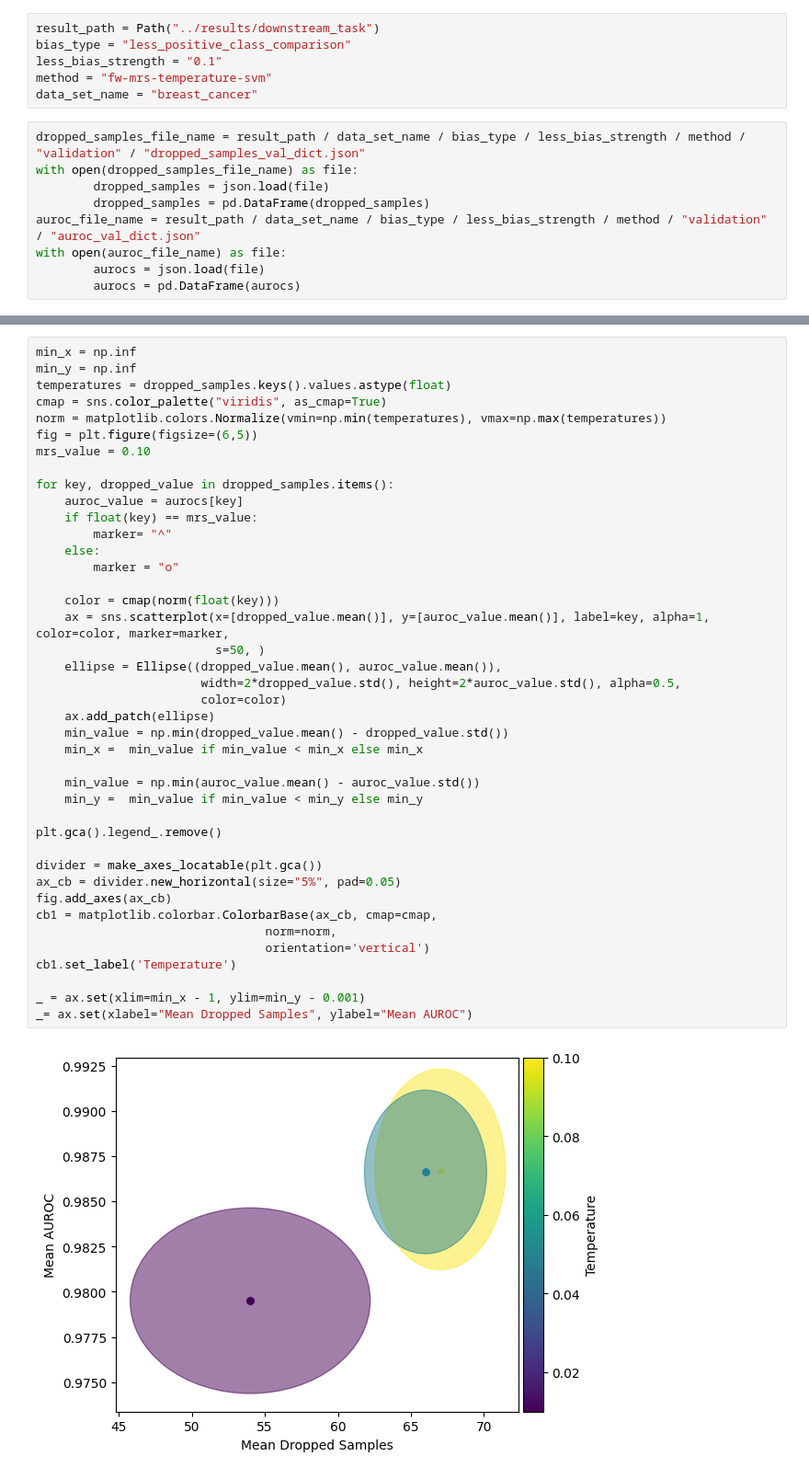
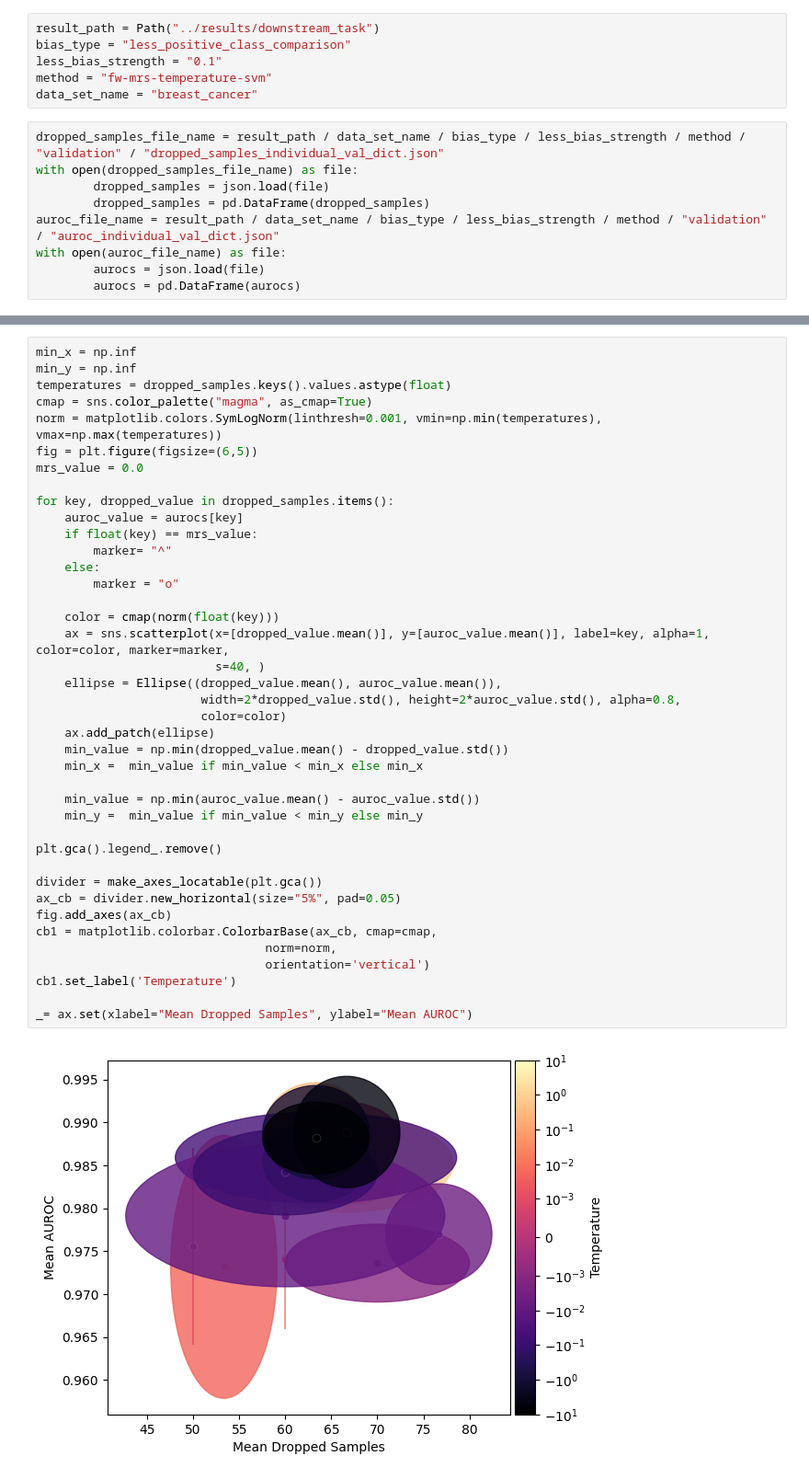
Before and after one commit to kramerlab/FeatureWeightDebiasing, a Jupyter notebook: notebooks/plot_trade_off.ipynb, the cells around one changed output, grey strips where cells are left out. Shown: that part at 92% size. Saved outputs shown, nothing was run; the diff lists cells and outputs as text.

```diff
--- a/notebooks/plot_trade_off.ipynb
+++ b/notebooks/plot_trade_off.ipynb
@@ -15,11 +15,11 @@ less_bias_strength = "0.1"
 method = "fw-mrs-temperature-svm"
 data_set_name = "breast_cancer"
 # %%
-dropped_samples_file_name = result_path / data_set_name / bias_type / less_bias_strength / method / "validation" / "dropped_samples_val_dict.json"
+dropped_samples_file_name = result_path / data_set_name / bias_type / less_bias_strength / method / "validation" / "dropped_samples_individual_val_dict.json"
 with open(dropped_samples_file_name) as file:
         dropped_samples = json.load(file)
         dropped_samples = pd.DataFrame(dropped_samples)
-auroc_file_name = result_path / data_set_name / bias_type / less_bias_strength / method / "validation" / "auroc_val_dict.json"
+auroc_file_name = result_path / data_set_name / bias_type / less_bias_strength / method / "validation" / "auroc_individual_val_dict.json"
 with open(auroc_file_name) as file:
         aurocs = json.load(file)
         aurocs = pd.DataFrame(aurocs)
@@ -27,42 +41,41 @@ with open(auroc_file_name) as file:
 min_x = np.inf
 min_y = np.inf
 temperatures = dropped_samples.keys().values.astype(float)
-cmap = sns.color_palette("viridis", as_cmap=True)
-norm = matplotlib.colors.Normalize(vmin=np.min(temperatures), vmax=np.max(temperatures))
+cmap = sns.color_palette("magma", as_cmap=True)
+norm = matplotlib.colors.SymLogNorm(linthresh=0.001, vmin=np.min(temperatures), vmax=np.max(temperatures))
 fig = plt.figure(figsize=(6,5))
-mrs_value = 0.10
+mrs_value = 0.0
 
 for key, dropped_value in dropped_samples.items():
     auroc_value = aurocs[key]
     if float(key) == mrs_value:
         marker= "^"
     else:
         marker = "o"
 
     color = cmap(norm(float(key)))
     ax = sns.scatterplot(x=[dropped_value.mean()], y=[auroc_value.mean()], label=key, alpha=1, color=color, marker=marker,
-                         s=50, )
+                         s=40, )
     ellipse = Ellipse((dropped_value.mean(), auroc_value.mean()),
-                       width=2*dropped_value.std(), height=2*auroc_value.std(), alpha=0.5,
+                       width=2*dropped_value.std(), height=2*auroc_value.std(), alpha=0.8,
                        color=color)
     ax.add_patch(ellipse)
     min_value = np.min(dropped_value.mean() - dropped_value.std())
     min_x =  min_value if min_value < min_x else min_x
 
     min_value = np.min(auroc_value.mean() - auroc_value.std())
     min_y =  min_value if min_value < min_y else min_y
 
 plt.gca().legend_.remove()
 
 divider = make_axes_locatable(plt.gca())
 ax_cb = divider.new_horizontal(size="5%", pad=0.05)
 fig.add_axes(ax_cb)
 cb1 = matplotlib.colorbar.ColorbarBase(ax_cb, cmap=cmap,
                                 norm=norm,
                                 orientation='vertical')
 cb1.set_label('Temperature')
 
-_ = ax.set(xlim=min_x - 1, ylim=min_y - 0.001)
 _= ax.set(xlabel="Mean Dropped Samples", ylabel="Mean AUROC")
 # %% [output]
-[figure, old version]
+[figure, new version]
```
Also changed, not shown: parts of 2 cells of this notebook, 6 other files.
